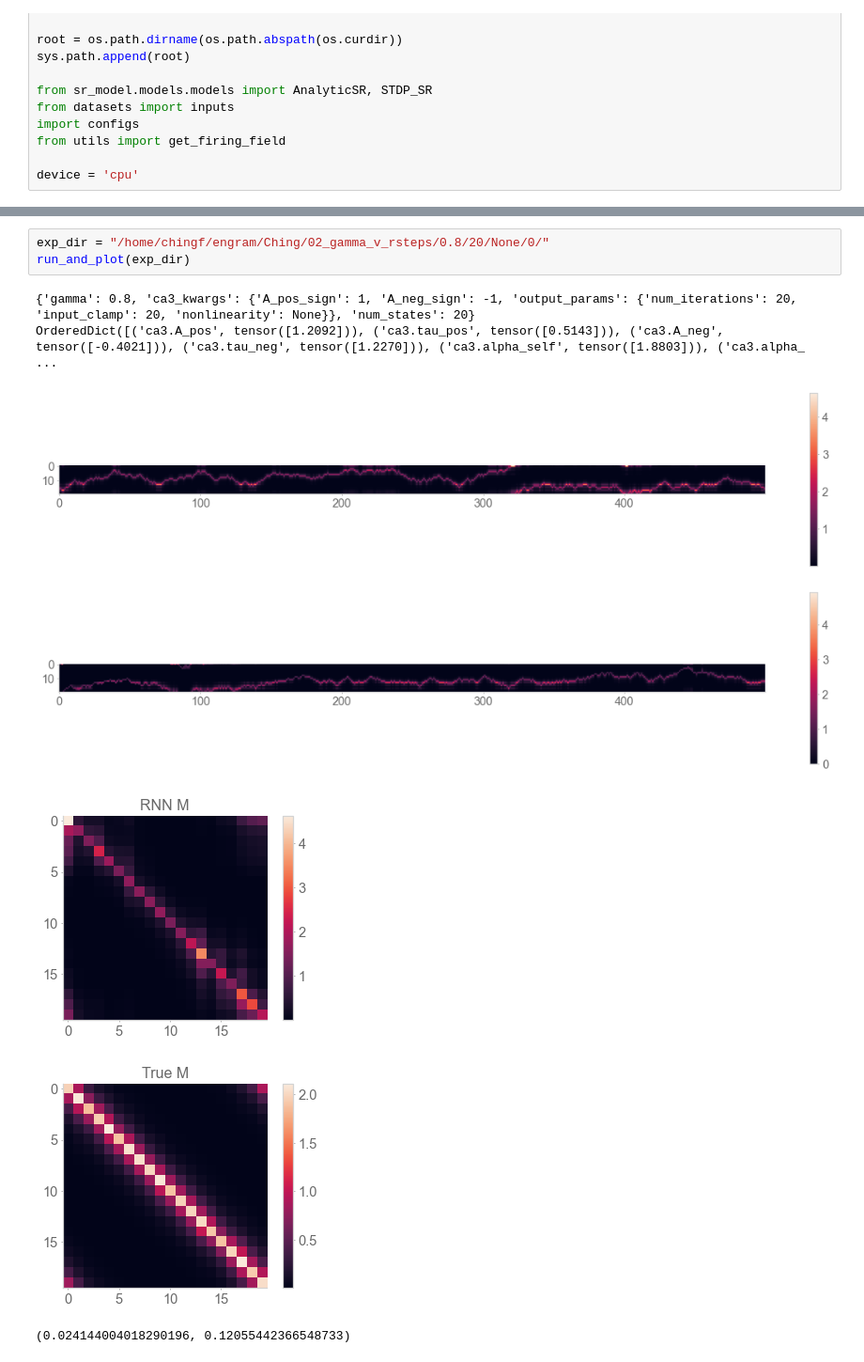
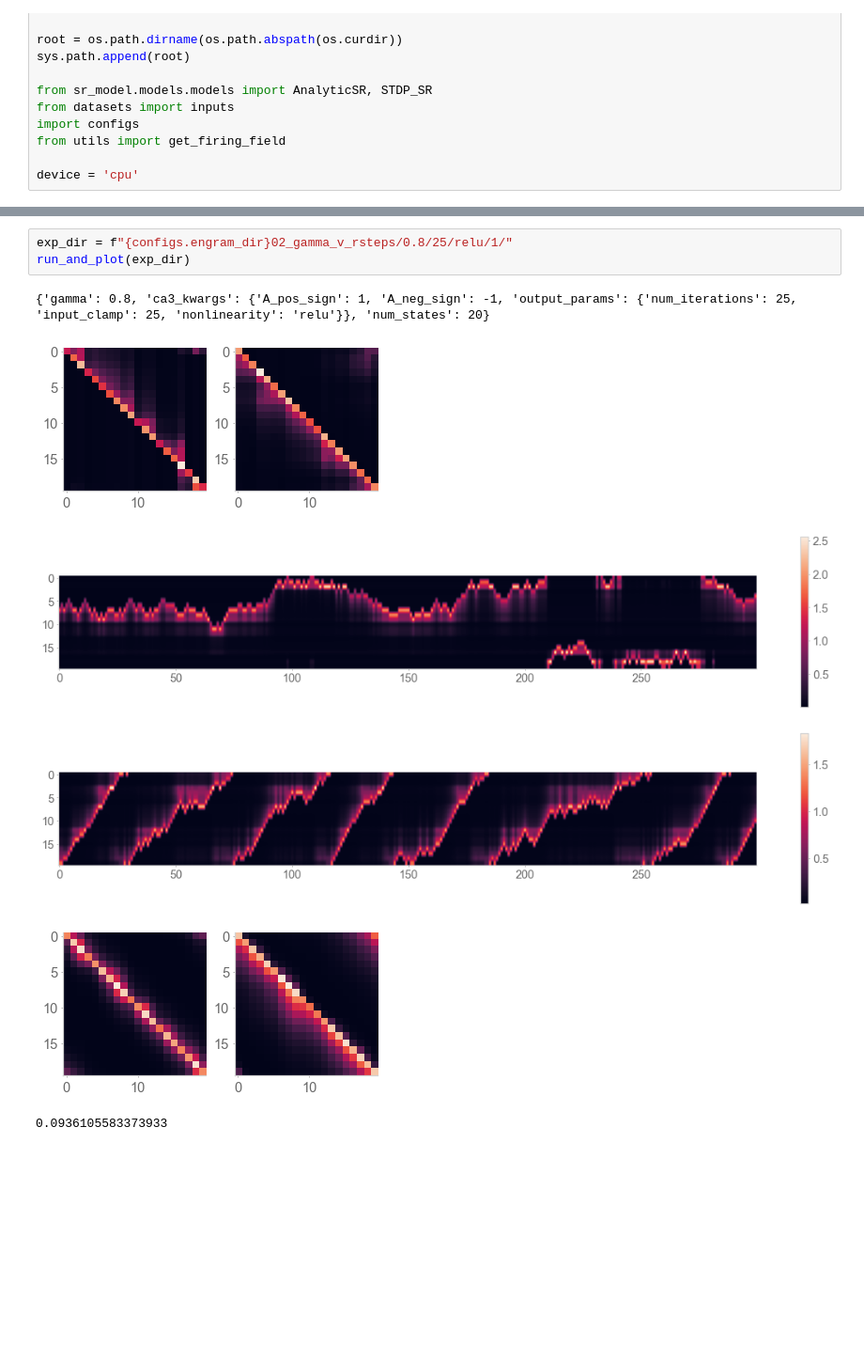
Before and after one commit to chingf/sr-project, a Jupyter notebook: notebooks/3acdf-activity-examples.ipynb, the cells around one changed output, grey strips where cells are left out. Shown: that part at 94% size. Cells and saved outputs as stored; diff of their text form; blank space fills up the shorter version.

```diff
--- a/notebooks/3acdf-activity-examples.ipynb
+++ b/notebooks/3acdf-activity-examples.ipynb
@@ -120,11 +103,10 @@ OrderedDict([('ca3.A_pos', tensor([-0.2067])), ('ca3.tau_pos', tensor([0.5109]))
 # %%
-exp_dir = "/home/chingf/engram/Ching/02_gamma_v_rsteps/0.8/20/None/0/"
+exp_dir = f"{configs.engram_dir}02_gamma_v_rsteps/0.8/25/relu/1/"
 run_and_plot(exp_dir)
 # %% [output]
-{'gamma': 0.8, 'ca3_kwargs': {'A_pos_sign': 1, 'A_neg_sign': -1, 'output_params': {'num_iterations': 20, 'input_clamp': 20, 'nonlinearity': None}}, 'num_states': 20}
-OrderedDict([('ca3.A_pos', tensor([1.2092])), ('ca3.tau_pos', tensor([0.5143])), ('ca3.A_neg', tensor([-0.4021])), ('ca3.tau_neg', tensor([1.2270])), ('ca3.alpha_self', tensor([1.8803])), ('ca3.alpha_ ...
+{'gamma': 0.8, 'ca3_kwargs': {'A_pos_sign': 1, 'A_neg_sign': -1, 'output_params': {'num_iterations': 25, 'input_clamp': 25, 'nonlinearity': 'relu'}}, 'num_states': 20}
-[figure, old version]
+[figure, new version]
-[figure, old version]
+[figure, new version]
-[figure, old version]
+[figure, new version]
-[figure, old version]
+[figure, new version]
-(0.024144004018290196, 0.12055442366548733)
+0.0936105583373933
```
Also changed, not shown: parts of 7 cells of this notebook, 6 other files.
